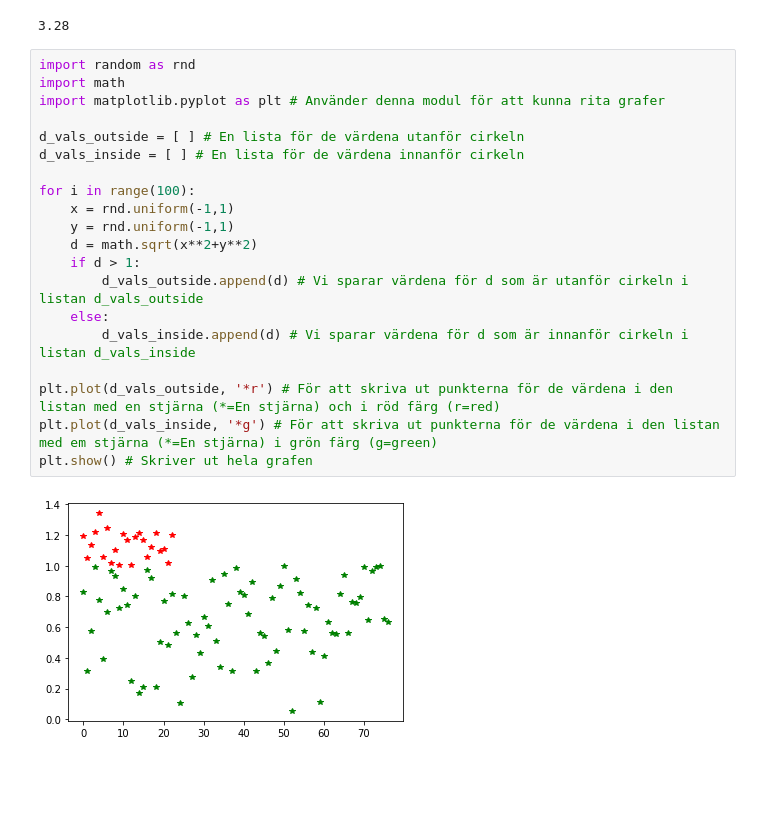
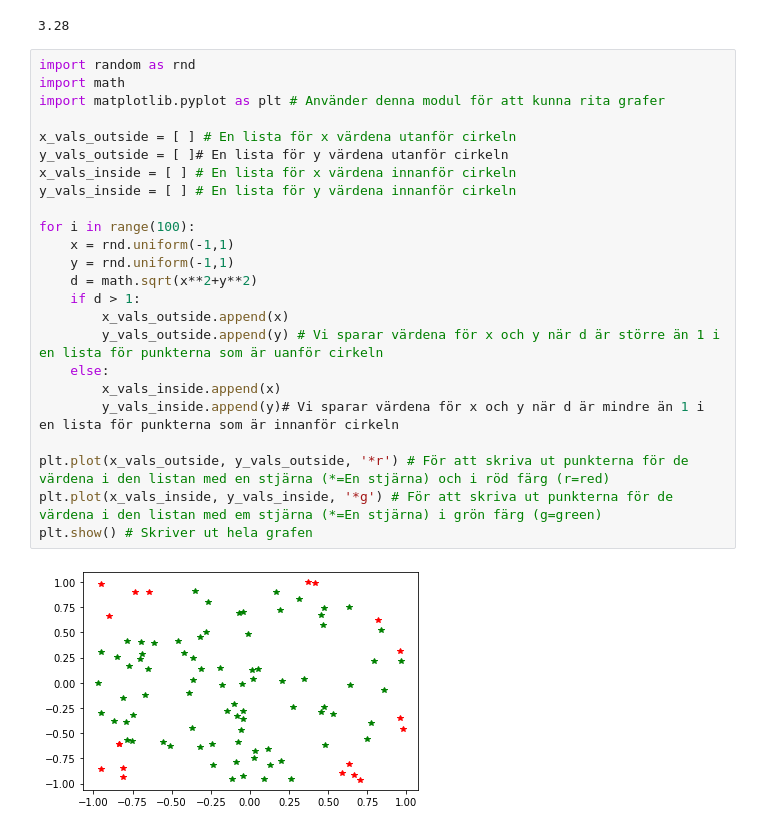
Before and after one commit to SannaIsak/sanna_isaksson_TE19C, a Jupyter notebook: Programmeringslaboration1/Uppgift1_simulering.ipynb, the cells around one changed output. Saved outputs shown, nothing was run; the diff lists cells and outputs as text; blank space fills up the shorter version.

```diff
--- a/Programmeringslaboration1/Uppgift1_simulering.ipynb
+++ b/Programmeringslaboration1/Uppgift1_simulering.ipynb
@@ -95,22 +95,26 @@ print(s*4) # Svaret blir som det blir för att man multiplicerar med 4
 # %%
 import random as rnd
 import math
 import matplotlib.pyplot as plt # Använder denna modul för att kunna rita grafer
 
-d_vals_outside = [ ] # En lista för de värdena utanför cirkeln
-d_vals_inside = [ ] # En lista för de värdena innanför cirkeln
+x_vals_outside = [ ] # En lista för x värdena utanför cirkeln
+y_vals_outside = [ ]# En lista för y värdena utanför cirkeln
+x_vals_inside = [ ] # En lista för x värdena innanför cirkeln
+y_vals_inside = [ ] # En lista för y värdena innanför cirkeln
 
 for i in range(100):
     x = rnd.uniform(-1,1)
     y = rnd.uniform(-1,1)
     d = math.sqrt(x**2+y**2)
     if d > 1:
-        d_vals_outside.append(d) # Vi sparar värdena för d som är utanför cirkeln i listan d_vals_outside
+        x_vals_outside.append(x)
+        y_vals_outside.append(y) # Vi sparar värdena för x och y när d är större än 1 i en lista för punkterna som är uanför cirkeln
     else:
-        d_vals_inside.append(d) # Vi sparar värdena för d som är innanför cirkeln i listan d_vals_inside
+        x_vals_inside.append(x)
+        y_vals_inside.append(y)# Vi sparar värdena för x och y när d är mindre än 1 i en lista för punkterna som är innanför cirkeln
 
-plt.plot(d_vals_outside, '*r') # För att skriva ut punkterna för de värdena i den listan med en stjärna (*=En stjärna) och i röd färg (r=red)
-plt.plot(d_vals_inside, '*g') # För att skriva ut punkterna för de värdena i den listan med em stjärna (*=En stjärna) i grön färg (g=green)
+plt.plot(x_vals_outside, y_vals_outside, '*r') # För att skriva ut punkterna för de värdena i den listan med en stjärna (*=En stjärna) och i röd färg (r=red)
+plt.plot(x_vals_inside, y_vals_inside, '*g') # För att skriva ut punkterna för de värdena i den listan med em stjärna (*=En stjärna) i grön färg (g=green)
 plt.show() # Skriver ut hela grafen
 # %% [output]
-[figure, old version]
+[figure, new version]
```
Also changed, not shown: parts of 1 cell of this notebook.
